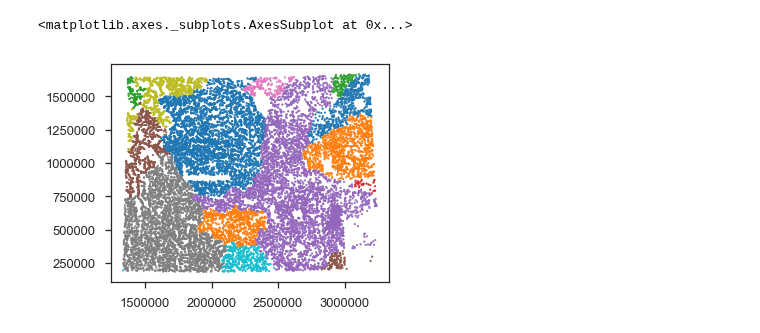
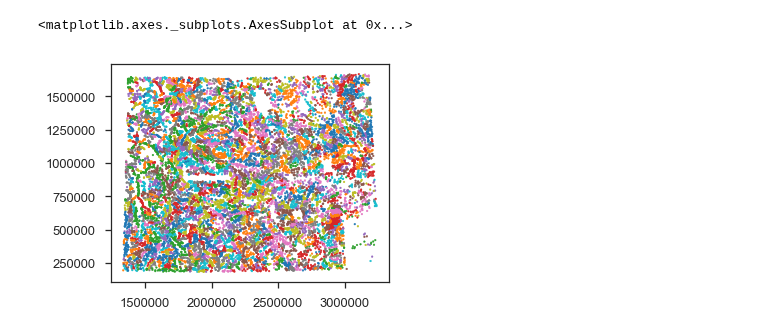
Before and after one commit to jessepisel/criticalandstrategic, a Jupyter notebook: Critical and strategic database building.ipynb, the cells around one changed output. Cells and saved outputs as stored; diff of their text form; code cells hidden in the pictures.

```diff
--- a/Critical and strategic database building.ipynb
+++ b/Critical and strategic database building.ipynb
@@ -55,6 +134,6 @@ Index(['Unnamed: 0', 'u_dn_ppm', 'u_fl_ppm', 'ag_ppm', 'al_pct', 'as_ppm',
       dtype='object')
 # %%
-points_with_basin.plot('HU_6_NAME', s=3)
+points_with_basin.plot('HU_12_NAME', s=3)
 # %% [output]
 <matplotlib.axes._subplots.AxesSubplot at 0x...>
-[figure, old version]
+[figure, new version]
```
Also changed, not shown: parts of 32 cells of this notebook, 1 other file.
